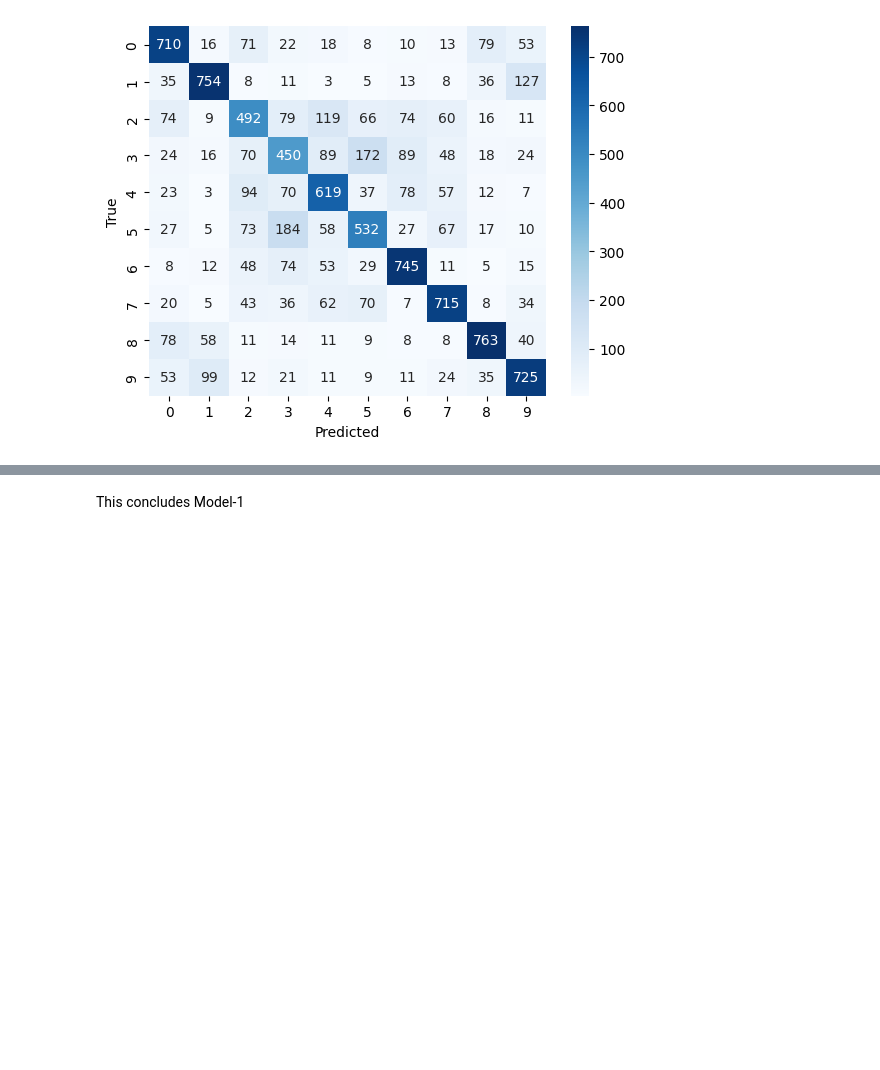
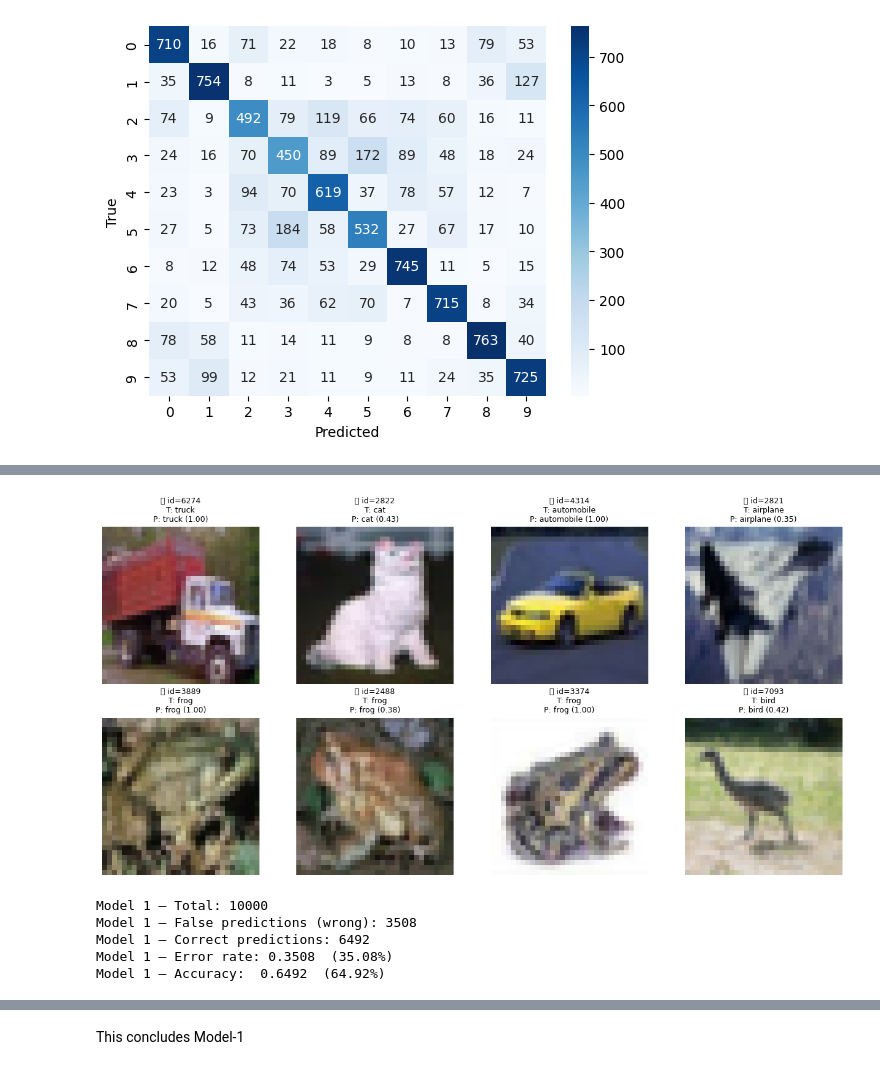
Before and after one commit to benhuntdev/ironhack_2026_cnn_group1, a Jupyter notebook: code/model1.ipynb, the cells around one changed output, grey strips where cells are left out. Cells and saved outputs as stored; diff of their text form; code cells hidden in the pictures; blank space fills up the shorter version.

```diff
--- a/code/model1.ipynb
+++ b/code/model1.ipynb
@@ -296,3 +431,36 @@ Validation loss: 1.0561672449111938
+# %%
+correct_sorted1 = results1[results1["correct"] == True].sort_values("confidence", ascending=False)
+
+top_pool1 = correct_sorted1.head(150)
+low_pool1 = correct_sorted1.tail(150)
+
+ids_mix1 = pd.concat([
+    top_pool1["image_id"].sample(4, random_state=None),
+    low_pool1["image_id"].sample(4, random_state=None)
+]).sample(8, random_state=None)
+
+show_images_by_ids(ids_mix1.tolist(), x_test, results1, n=8)
+# %% [output]
+[figure, added]
+# %%
+def print_false_prediction_stats(results_df, name="Model"):
+    total = len(results_df)
+    false_n = (results_df["correct"] == False).sum()
+    true_n  = (results_df["correct"] == True).sum()
+
+    print(f"{name} — Total: {total}")
+    print(f"{name} — False predictions (wrong): {false_n}")
+    print(f"{name} — Correct predictions: {true_n}")
+    print(f"{name} — Error rate: {false_n/total:.4f}  ({false_n/total*100:.2f}%)")
+    print(f"{name} — Accuracy:  {true_n/total:.4f}  ({true_n/total*100:.2f}%)")
+
+print_false_prediction_stats(results1, "Model 1")
+# %% [output]
+Model 1 — Total: 10000
+Model 1 — False predictions (wrong): 3508
+Model 1 — Correct predictions: 6492
+Model 1 — Error rate: 0.3508  (35.08%)
+Model 1 — Accuracy:  0.6492  (64.92%)
 # %%
 import os
 print("Working directory:", os.getcwd())
```
Also changed, not shown: parts of 12 cells of this notebook.
